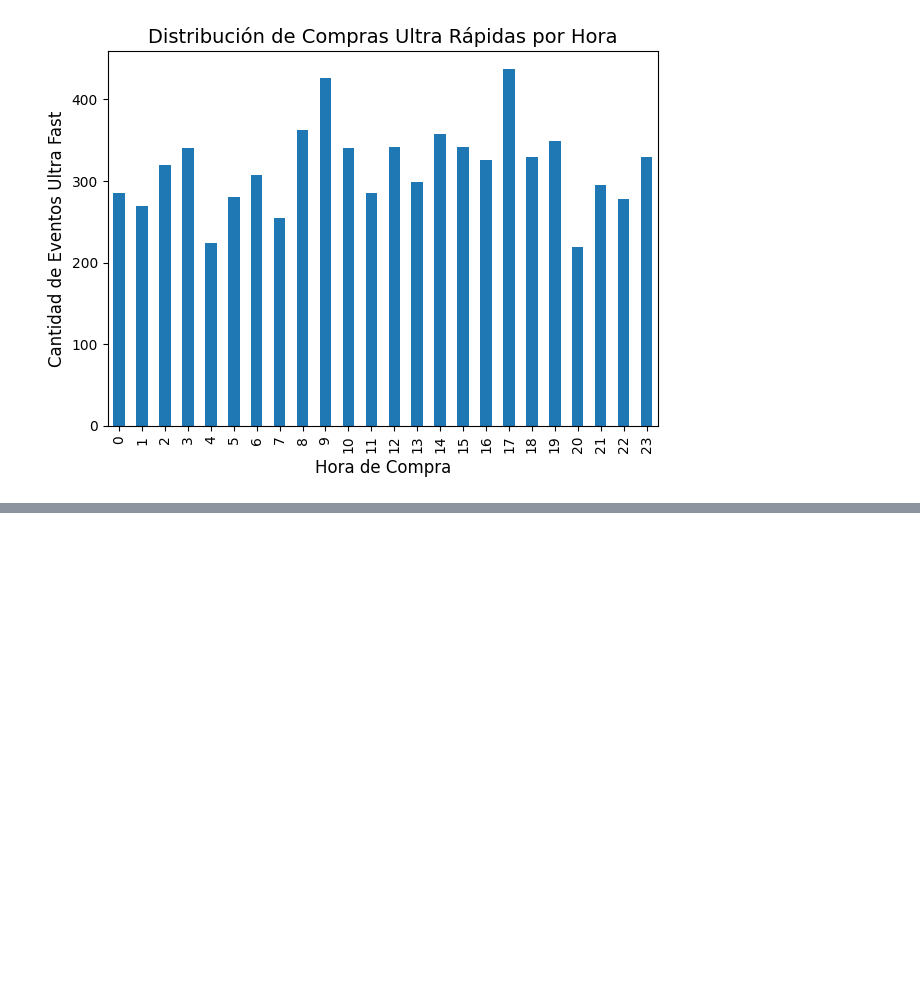
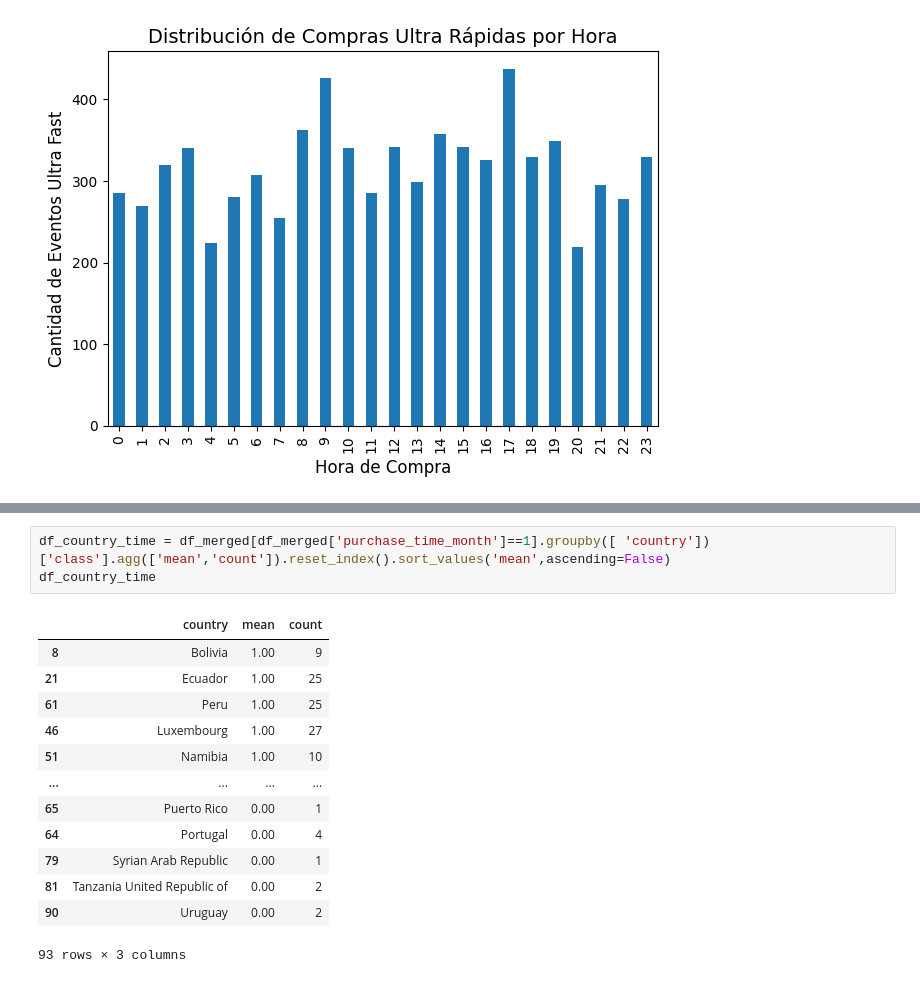
Before and after one commit to LLAES07/fraude_deteccion, a Jupyter notebook: notebook/main.ipynb, the cells around one changed output, grey strips where cells are left out. Saved outputs shown, nothing was run; the diff lists cells and outputs as text; blank space fills up the shorter version.

```diff
--- a/notebook/main.ipynb
+++ b/notebook/main.ipynb
@@ -1499,0 +1515,17 @@ plt.show()
+# %%
+df_country_time = df_merged[df_merged['purchase_time_month']==1].groupby([ 'country'])['class'].agg(['mean','count']).reset_index().sort_values('mean',ascending=False)
+df_country_time
+# %% [output]
+|  | country | mean | count |
+| 8 | Bolivia | 1.00 | 9 |
+| 21 | Ecuador | 1.00 | 25 |
+| 61 | Peru | 1.00 | 25 |
+| 46 | Luxembourg | 1.00 | 27 |
+| 51 | Namibia | 1.00 | 10 |
+| ... | ... | ... | ... |
+| 65 | Puerto Rico | 0.00 | 1 |
+| 64 | Portugal | 0.00 | 4 |
+| 79 | Syrian Arab Republic | 0.00 | 1 |
+| 81 | Tanzania United Republic of | 0.00 | 2 |
+| 90 | Uruguay | 0.00 | 2 |
+93 rows × 3 columns
```
Also changed, not shown: parts of 7 cells of this notebook.
